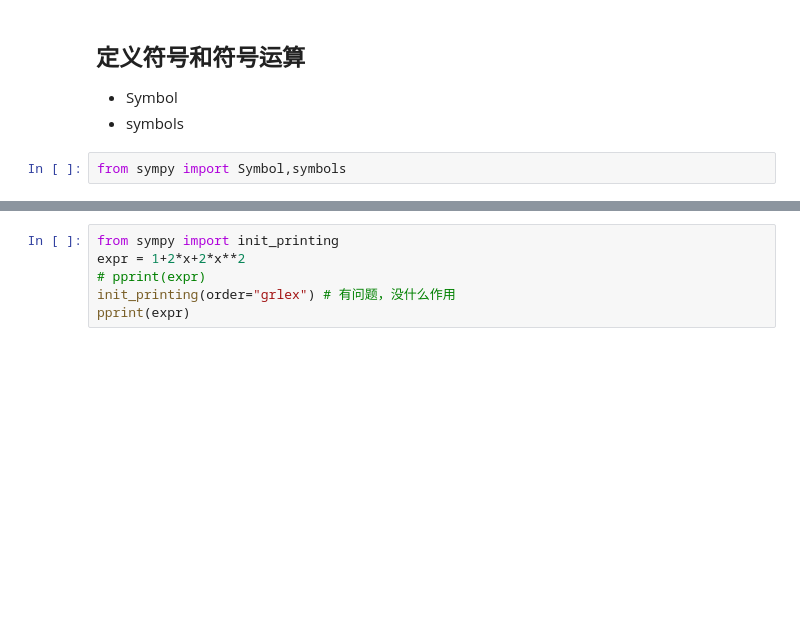
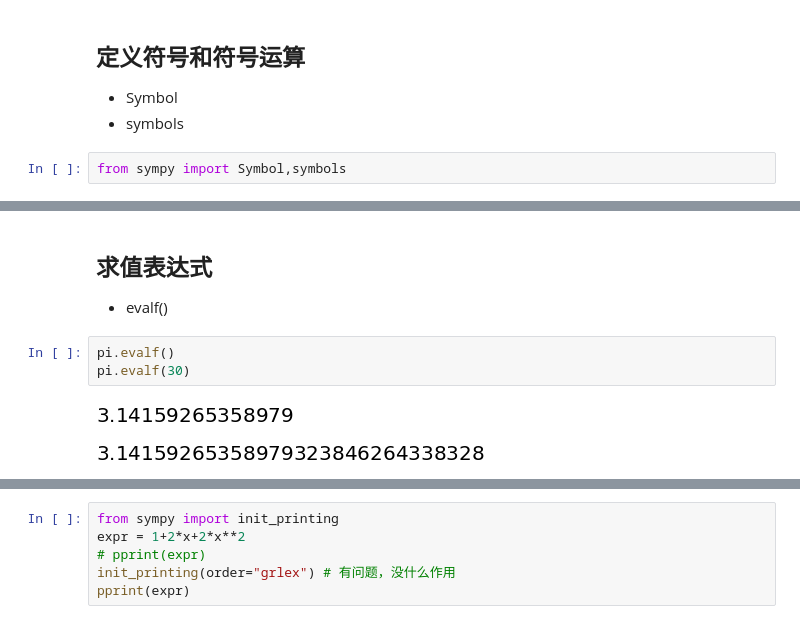
Before and after one commit to zidanewenqsh/mynotebook_01, a Jupyter notebook: sympy_demo.ipynb, the cells around one changed output, grey strips where cells are left out. Cells and saved outputs as stored; diff of their text form; blank space fills up the shorter version.

```diff
--- a/sympy_demo.ipynb
+++ b/sympy_demo.ipynb
@@ -63,0 +132,9 @@ $\displaystyle x^{2} - y^{2}$
+# %% [markdown]
+## 求值表达式
+* evalf()
+# %%
+pi.evalf()
+pi.evalf(30)
+# %% [output]
+[figure, added]
+[figure, added]
```
Also changed, not shown: parts of 84 cells of this notebook, 5 other files.
